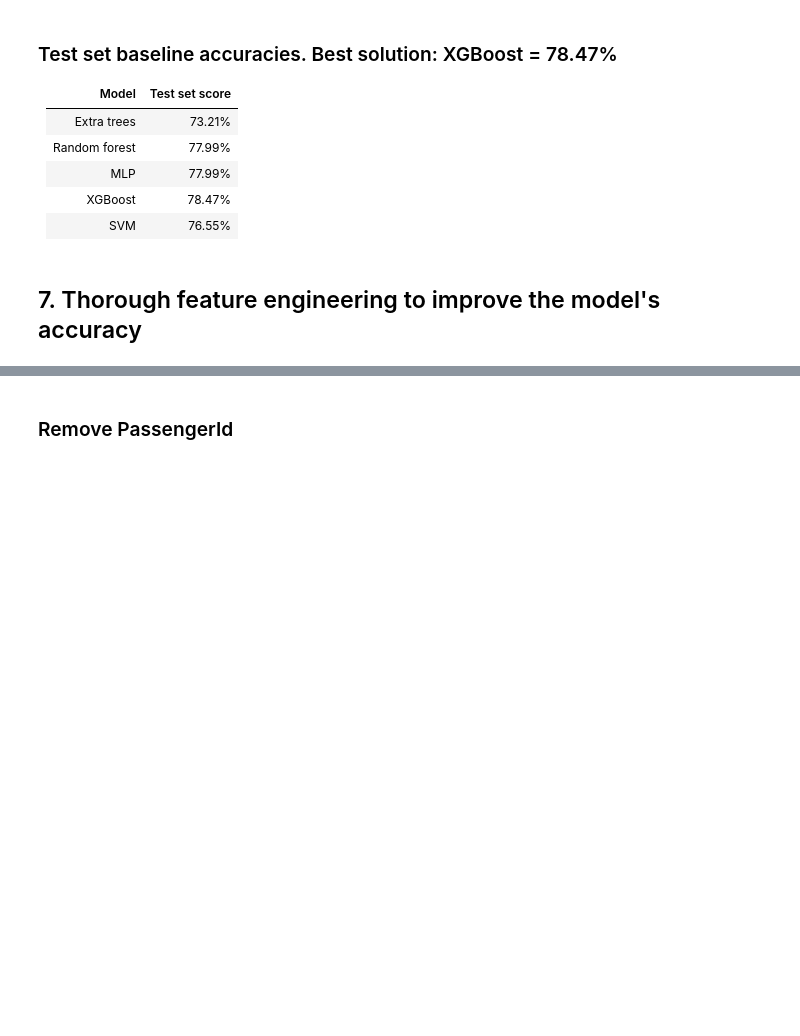
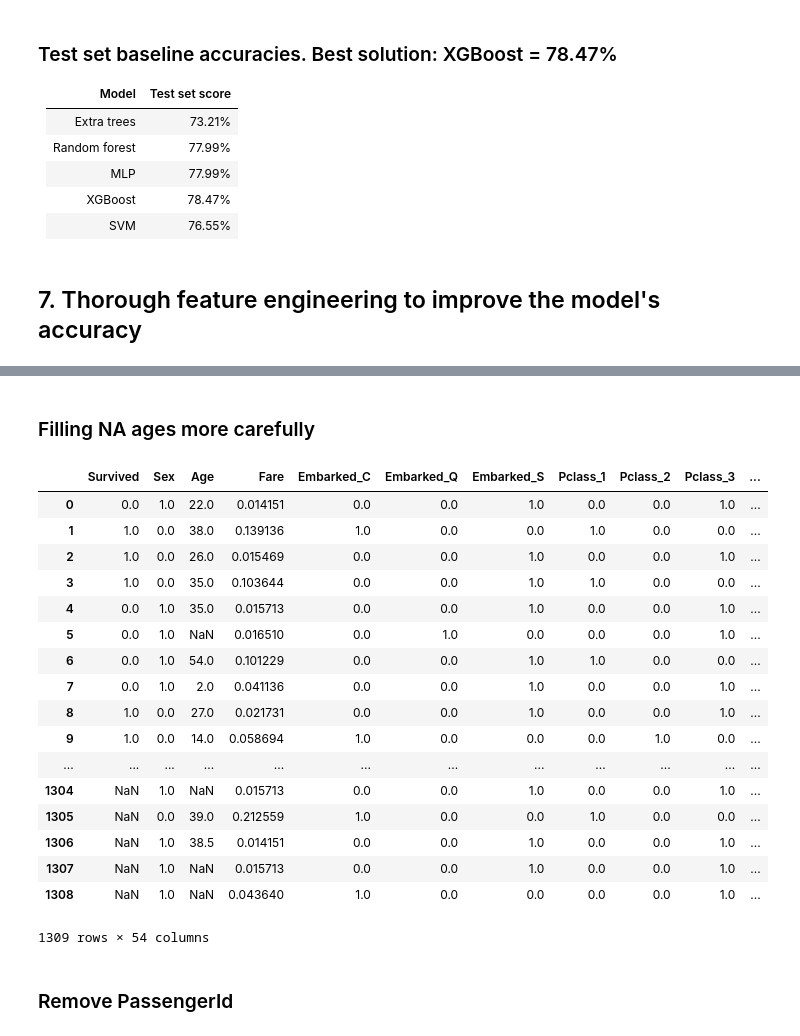
Before and after one commit to GlaIZier/titanic-prediction, a Jupyter notebook: notebooks/approach2.ipynb, the cells around one changed output, grey strips where cells are left out. Saved outputs shown, nothing was run; the diff lists cells and outputs as text; code cells hidden in the pictures; blank space fills up the shorter version.

```diff
--- a/notebooks/approach2.ipynb
+++ b/notebooks/approach2.ipynb
@@ -540,6 +540,34 @@ comb.head()
 | 2 | 3 | 1.0 | 3 | Heikkinen, Miss. Laina | female | 26.0 | 0 | 0 | STON/O2. 3101282 | 7.9250 | ... |
 | 3 | 4 | 1.0 | 1 | Futrelle, Mrs. Jacques Heath (Lil... | female | 35.0 | 1 | 0 | 113803 | 53.1000 | ... |
 | 4 | 5 | 0.0 | 3 | Allen, Mr. William Henry | male | 35.0 | 0 | 0 | 373450 | 8.0500 | ... |
+# %% [markdown]
+### Filling NA ages more carefully
+# %%
+train_raw_ages = args.raw_train['Age']
+test_raw_ages = args.raw_test['Age']
+comb_raw_ages = train_raw_ages.append(test_raw_ages, ignore_index=True)
+
+comb['Age'] = comb_raw_ages
+comb
+# %% [output]
+|  | Survived | Sex | Age | Fare | Embarked_C | Embarked_Q | Embarked_S | Pclass_1 | Pclass_2 | Pclass_3 | ... |
+| 0 | 0.0 | 1.0 | 22.0 | 0.014151 | 0.0 | 0.0 | 1.0 | 0.0 | 0.0 | 1.0 | ... |
+| 1 | 1.0 | 0.0 | 38.0 | 0.139136 | 1.0 | 0.0 | 0.0 | 1.0 | 0.0 | 0.0 | ... |
+| 2 | 1.0 | 0.0 | 26.0 | 0.015469 | 0.0 | 0.0 | 1.0 | 0.0 | 0.0 | 1.0 | ... |
+| 3 | 1.0 | 0.0 | 35.0 | 0.103644 | 0.0 | 0.0 | 1.0 | 1.0 | 0.0 | 0.0 | ... |
+| 4 | 0.0 | 1.0 | 35.0 | 0.015713 | 0.0 | 0.0 | 1.0 | 0.0 | 0.0 | 1.0 | ... |
+| 5 | 0.0 | 1.0 | NaN | 0.016510 | 0.0 | 1.0 | 0.0 | 0.0 | 0.0 | 1.0 | ... |
+| 6 | 0.0 | 1.0 | 54.0 | 0.101229 | 0.0 | 0.0 | 1.0 | 1.0 | 0.0 | 0.0 | ... |
+| 7 | 0.0 | 1.0 | 2.0 | 0.041136 | 0.0 | 0.0 | 1.0 | 0.0 | 0.0 | 1.0 | ... |
+| 8 | 1.0 | 0.0 | 27.0 | 0.021731 | 0.0 | 0.0 | 1.0 | 0.0 | 0.0 | 1.0 | ... |
+| 9 | 1.0 | 0.0 | 14.0 | 0.058694 | 1.0 | 0.0 | 0.0 | 0.0 | 1.0 | 0.0 | ... |
+| ... | ... | ... | ... | ... | ... | ... | ... | ... | ... | ... | ... |
+| 1304 | NaN | 1.0 | NaN | 0.015713 | 0.0 | 0.0 | 1.0 | 0.0 | 0.0 | 1.0 | ... |
+| 1305 | NaN | 0.0 | 39.0 | 0.212559 | 1.0 | 0.0 | 0.0 | 1.0 | 0.0 | 0.0 | ... |
+| 1306 | NaN | 1.0 | 38.5 | 0.014151 | 0.0 | 0.0 | 1.0 | 0.0 | 0.0 | 1.0 | ... |
+| 1307 | NaN | 1.0 | NaN | 0.015713 | 0.0 | 0.0 | 1.0 | 0.0 | 0.0 | 1.0 | ... |
+| 1308 | NaN | 1.0 | NaN | 0.043640 | 1.0 | 0.0 | 0.0 | 0.0 | 0.0 | 1.0 | ... |
+1309 rows × 54 columns
 # %% [markdown]
 ### Remove PassengerId
 # %%
```
Also changed, not shown: parts of 1 cell of this notebook.
